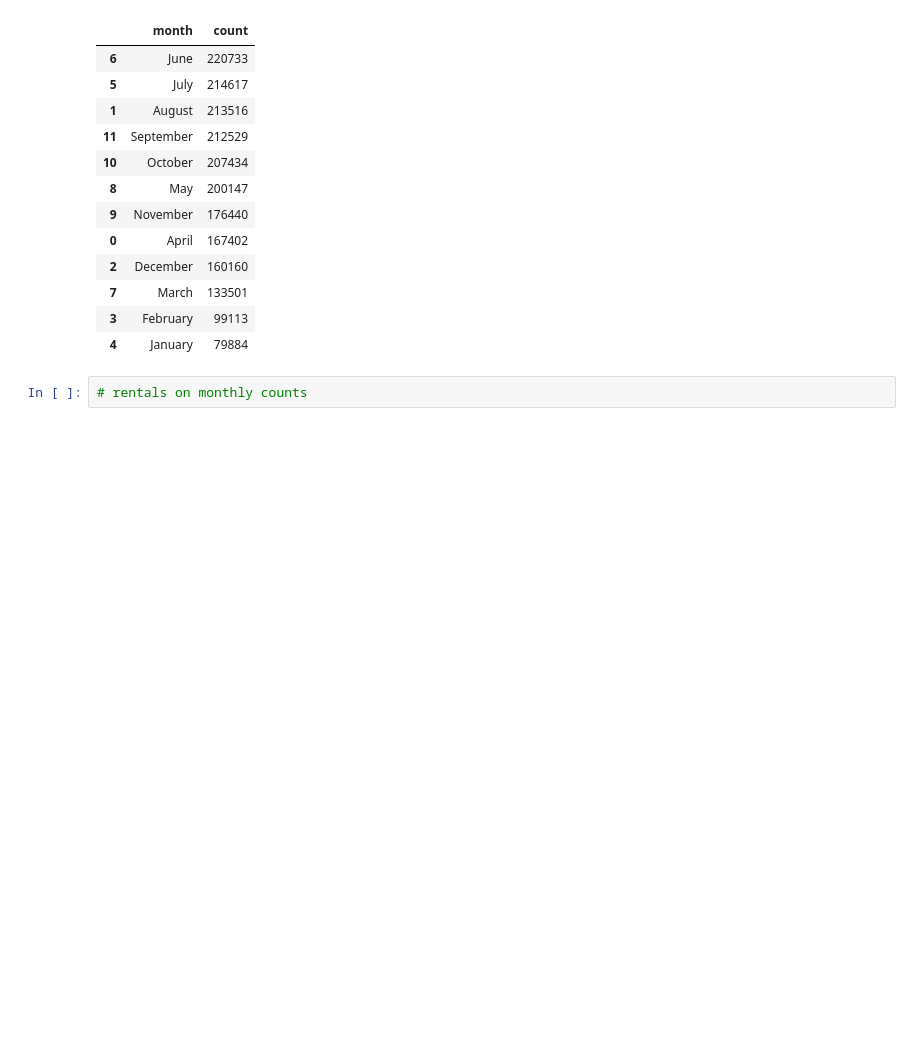
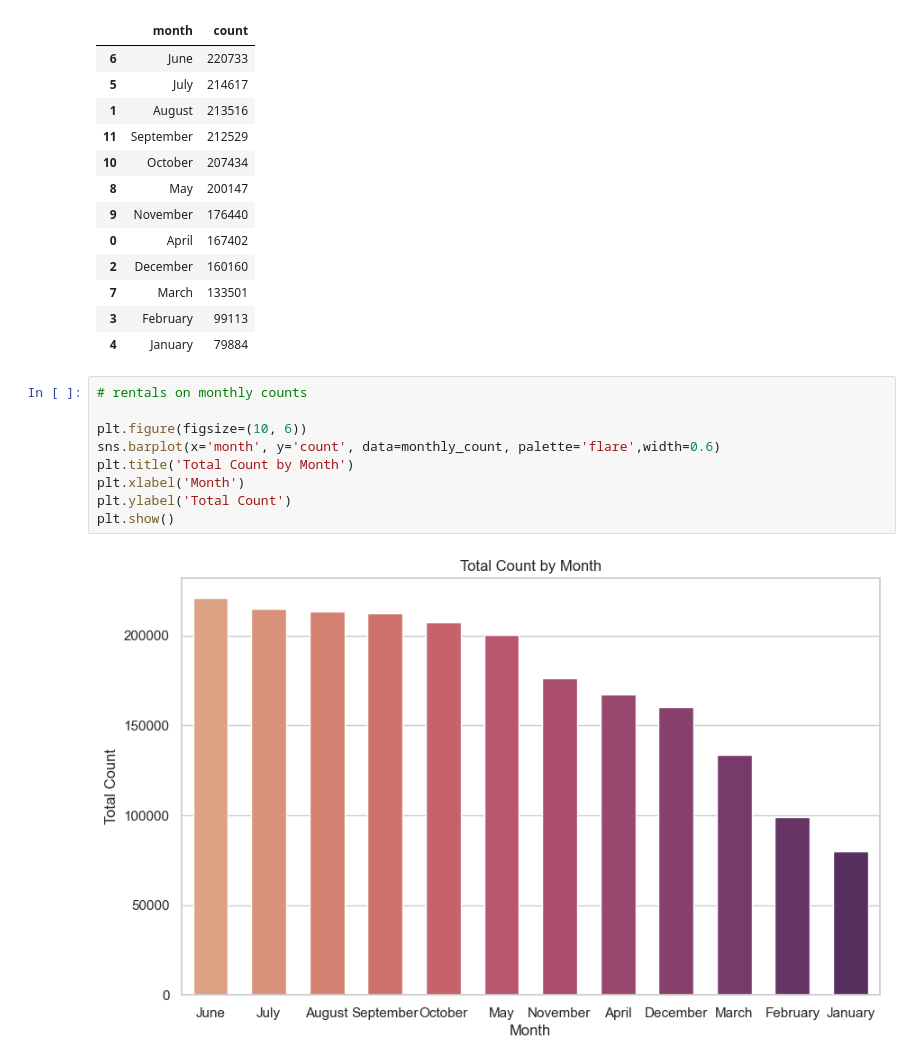
Before and after one commit to satishsharma27/Machine_learning, a Jupyter notebook: Hypothesis_test_Campaign.ipynb, the cells around one changed output. Drawn from its saved outputs; the diff is of its cells as text; blank space fills up the shorter version.

```diff
--- a/Hypothesis_test_Campaign.ipynb
+++ b/Hypothesis_test_Campaign.ipynb
@@ -556,3 +556,12 @@ monthly_count
 | 4 | January | 79884 |
 # %%
 # rentals on monthly counts
+
+plt.figure(figsize=(10, 6))
+sns.barplot(x='month', y='count', data=monthly_count, palette='flare',width=0.6)
+plt.title('Total Count by Month')
+plt.xlabel('Month')
+plt.ylabel('Total Count')
+plt.show()
+# %% [output]
+[figure, added]
```
